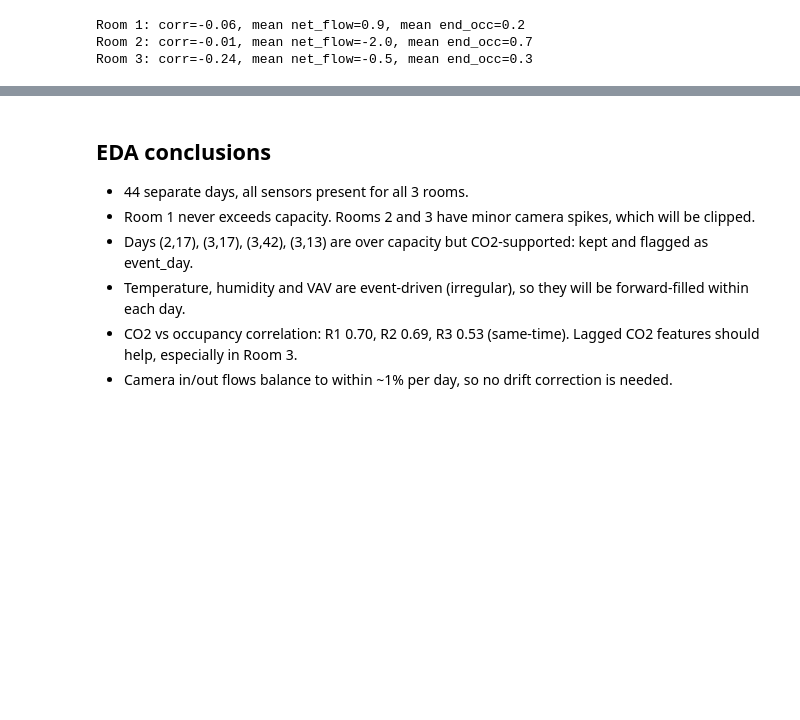
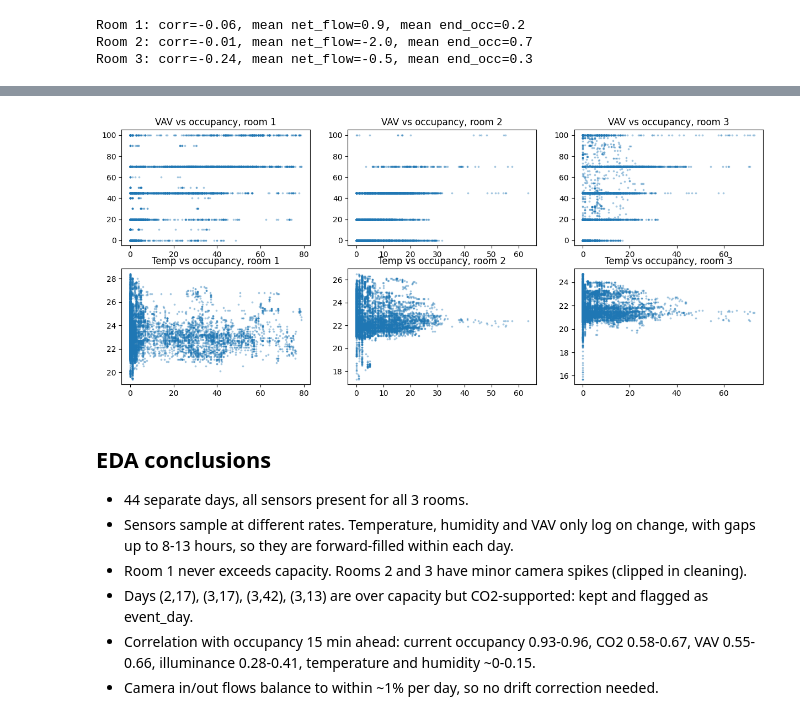
Before and after one commit to SimrahRuqiya/adaptive-district-backbone, a Jupyter notebook: notebooks/02_eda.ipynb, the cells around one changed output, grey strips where cells are left out. Cells and saved outputs as stored; diff of their text form; code cells hidden in the pictures; blank space fills up the shorter version.

```diff
--- a/notebooks/02_eda.ipynb
+++ b/notebooks/02_eda.ipynb
@@ -224,8 +313,17 @@ Room 3: corr=-0.24, mean net_flow=-0.5, mean end_occ=0.3
+# %%
+fig, axes = plt.subplots(2, 3, figsize=(15, 6))
+for j, r in enumerate([1, 2, 3]):
+    w = wide[r]
+    axes[0, j].scatter(w.occ, w.vav, s=3, alpha=.3); axes[0, j].set_title(f"VAV vs occupancy, room {r}")
+    axes[1, j].scatter(w.occ, w.temperature, s=3, alpha=.3); axes[1, j].set_title(f"Temp vs occupancy, room {r}")
+plt.show()
+# %% [output]
+[figure, added]
 # %% [markdown]
 ## EDA conclusions
 - 44 separate days, all sensors present for all 3 rooms.
-- Room 1 never exceeds capacity. Rooms 2 and 3 have minor camera spikes, which will be clipped.
+- Sensors sample at different rates. Temperature, humidity and VAV only log on change, with gaps up to 8-13 hours, so they are forward-filled within each day.
+- Room 1 never exceeds capacity. Rooms 2 and 3 have minor camera spikes (clipped in cleaning).
 - Days (2,17), (3,17), (3,42), (3,13) are over capacity but CO2-supported: kept and flagged as event_day.
-- Temperature, humidity and VAV are event-driven (irregular), so they will be forward-filled within each day.
-- CO2 vs occupancy correlation: R1 0.70, R2 0.69, R3 0.53 (same-time). Lagged CO2 features should help, especially in Room 3.
-- Camera in/out flows balance to within ~1% per day, so no drift correction is needed.
+- Correlation with occupancy 15 min ahead: current occupancy 0.93-0.96, CO2 0.58-0.67, VAV 0.55-0.66, illuminance 0.28-0.41, temperature and humidity ~0-0.15.
+- Camera in/out flows balance to within ~1% per day, so no drift correction needed.
```
Also changed, not shown: parts of 4 cells of this notebook.
